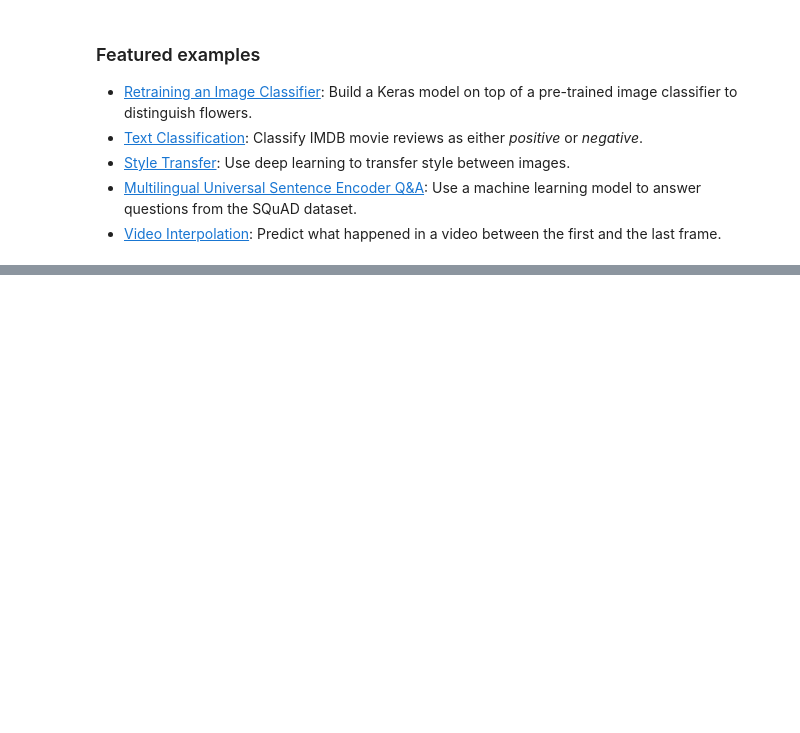
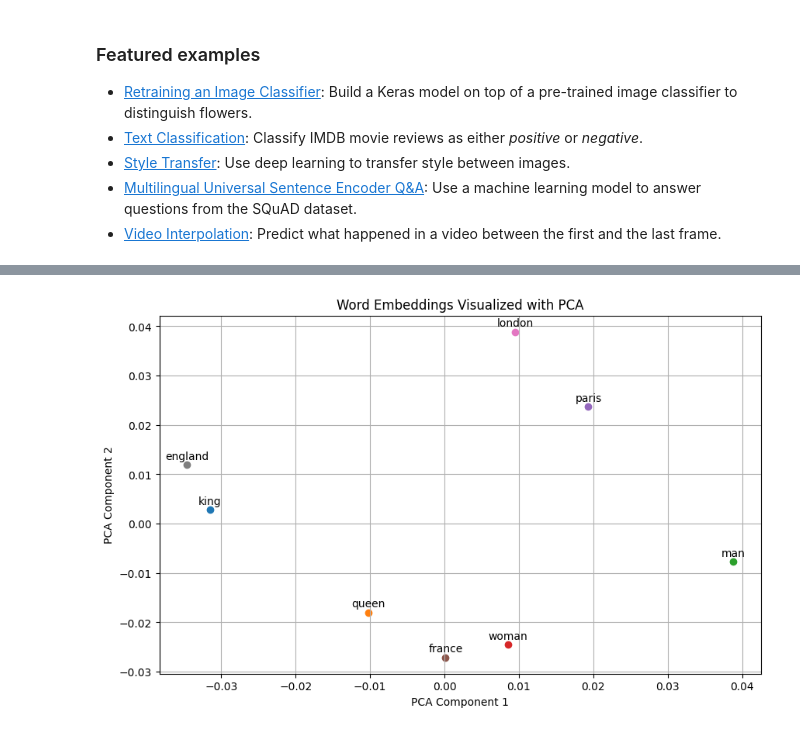
Before and after one commit to 2203A51779/NLP, a Jupyter notebook: Welcome_To_Colab.ipynb, the cells around one changed output, grey strips where cells are left out. Saved outputs shown, nothing was run; the diff lists cells and outputs as text; code cells hidden in the pictures; blank space fills up the shorter version.

```diff
--- a/Welcome_To_Colab.ipynb
+++ b/Welcome_To_Colab.ipynb
@@ -241,0 +208,29 @@ files.download(segmented_file_path)
+# %%
+import numpy as np
+import matplotlib.pyplot as plt
+from gensim.models import Word2Vec
+from sklearn.decomposition import PCA
+words = ['king', 'queen', 'man', 'woman', 'paris', 'france', 'london', 'england']
+corpus = [
+    ['king', 'queen', 'man', 'woman'],
+    ['paris', 'france', 'london', 'england'],
+    ['king', 'man', 'queen', 'woman'],
+    ['london', 'paris', 'france', 'england']
+]
+model = Word2Vec(corpus, vector_size=100, window=2, min_count=1, workers=4)
+word_vectors = np.array([model.wv[word] for word in words])
+pca = PCA(n_components=2)
+reduced_vectors = pca.fit_transform(word_vectors)
+
+plt.figure(figsize=(10, 6))
+for i, word in enumerate(words):
+    plt.scatter(reduced_vectors[i, 0], reduced_vectors[i, 1])
+    plt.annotate(word, (reduced_vectors[i, 0], reduced_vectors[i, 1]), textcoords="offset points", xytext=(0, 5), ha='center')
+
+plt.title('Word Embeddings Visualized with PCA')
+plt.xlabel('PCA Component 1')
+plt.ylabel('PCA Component 2')
+plt.grid()
+plt.show()
+# %% [output]
+[figure, added]
```
Also changed, not shown: parts of 5 cells of this notebook.
